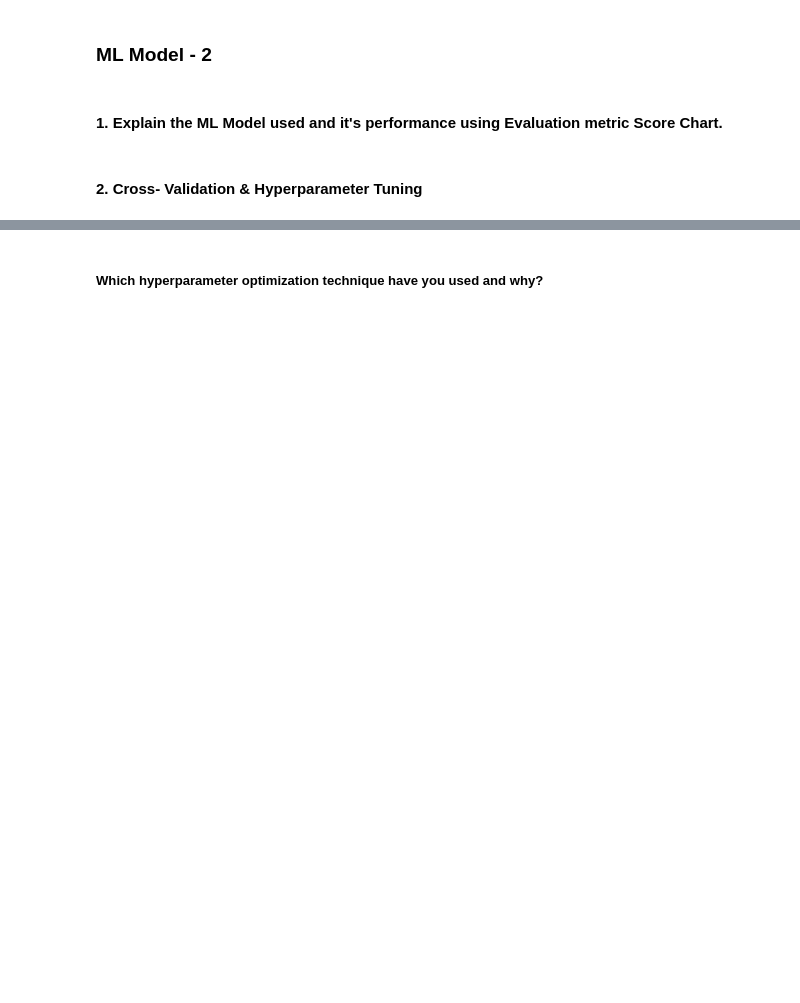
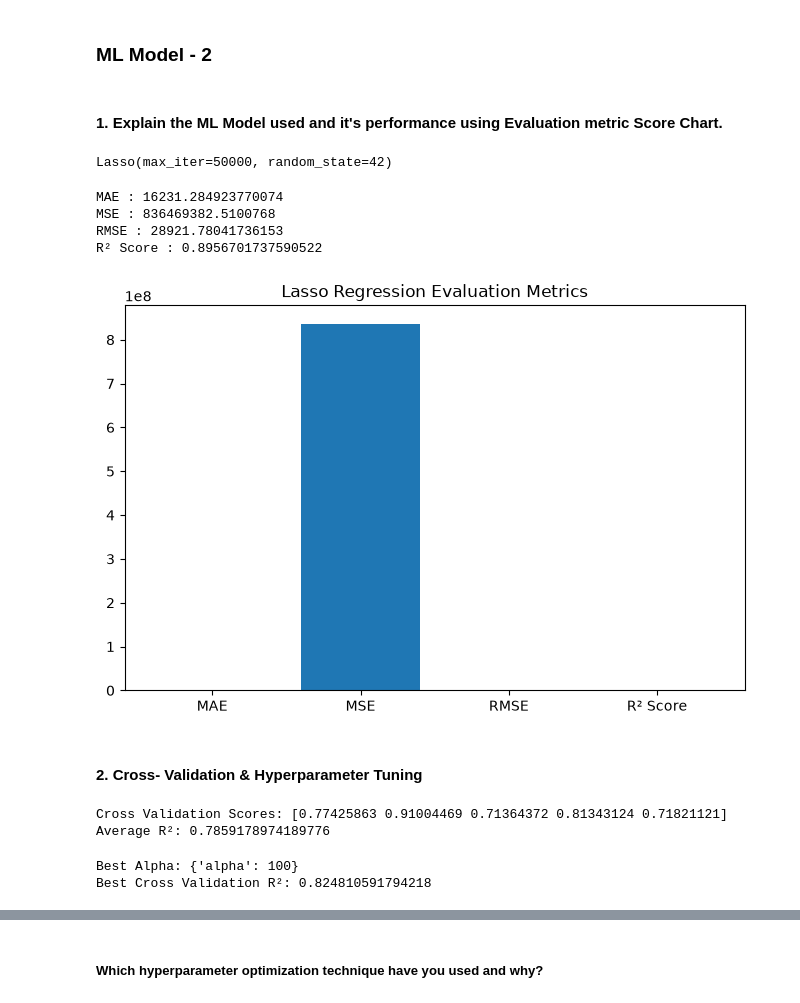
Before and after one commit to Krishna-matic/Machine_Learning_Projects, a Jupyter notebook: 02_ames_housing_sales_price_prediction/Ames_Housing_ML_Project.ipynb, the cells around one changed output, grey strips where cells are left out. Drawn from its saved outputs; the diff is of its cells as text; code cells hidden in the pictures; blank space fills up the shorter version.

```diff
--- a/02_ames_housing_sales_price_prediction/Ames_Housing_ML_Project.ipynb
+++ b/02_ames_housing_sales_price_prediction/Ames_Housing_ML_Project.ipynb
@@ -946,8 +987,78 @@ Answer Here.
+# %%
+from sklearn.linear_model import Lasso
+lasso_model = lasso_model = Lasso(
+    alpha=1.0,
+    max_iter=50000,
+    random_state=42
+)
+lasso_model.fit(X_train_scaled, y_train)
+# %% [output]
+Lasso(max_iter=50000, random_state=42)
+# %%
+y_pred_lasso = lasso_model.predict(X_test_scaled)
+# %%
+# Visualizing evaluation Metric Score chart
+mae = mean_absolute_error(y_test, y_pred_lasso)
+mse = mean_squared_error(y_test, y_pred_lasso)
+rmse = np.sqrt(mse)
+r2 = r2_score(y_test, y_pred_lasso)
+
+print("MAE :", mae)
+print("MSE :", mse)
+print("RMSE :", rmse)
+print("R² Score :", r2)
+# %% [output]
+MAE : 16231.284923770074
+MSE : 836469382.5100768
+RMSE : 28921.78041736153
+R² Score : 0.8956701737590522
+# %%
+metrics = ['MAE', 'MSE', 'RMSE', 'R² Score']
+values = [mae, mse, rmse, r2]
+plt.figure(figsize=(8,5))
+plt.bar(metrics, values)
+plt.title("Lasso Regression Evaluation Metrics")
+
+plt.show()
+# %% [output]
+[figure, added]
 # %% [markdown]
 #### 2. Cross- Validation & Hyperparameter Tuning
 # %%
 # ML Model - 1 Implementation with hyperparameter optimization techniques (i.e., GridSearch CV, RandomSearch CV, Bayesian Optimization etc.)
 
 # Fit the Algorithm
+from sklearn.model_selection import cross_val_score
 
+cv_scores = cross_val_score(
+    lasso_model,
+    X_train_scaled,
+    y_train,
+    cv=5,
+    scoring='r2'
+)
+
+print("Cross Validation Scores:", cv_scores)
+print("Average R²:", cv_scores.mean())
 # Predict on the model
+# %% [output]
+Cross Validation Scores: [0.77425863 0.91004469 0.71364372 0.81343124 0.71821121]
+Average R²: 0.7859178974189776
+# %%
+from sklearn.model_selection import GridSearchCV
+params = {
+    'alpha': [0.001, 0.01, 0.1, 1, 10, 100]
+}
+grid_search = GridSearchCV(
+    estimator=Lasso(max_iter=50000, random_state=42),
+    param_grid=params,
+    cv=5,
+    scoring='r2',
+    n_jobs=-1
+)
+grid_search.fit(X_train_scaled, y_train)
+print("Best Alpha:", grid_search.best_params_)
+print("Best Cross Validation R²:", grid_search.best_score_)
+# %% [output]
+Best Alpha: {'alpha': 100}
+Best Cross Validation R²: 0.824810591794218
```
Also changed, not shown: parts of 39 cells of this notebook.
